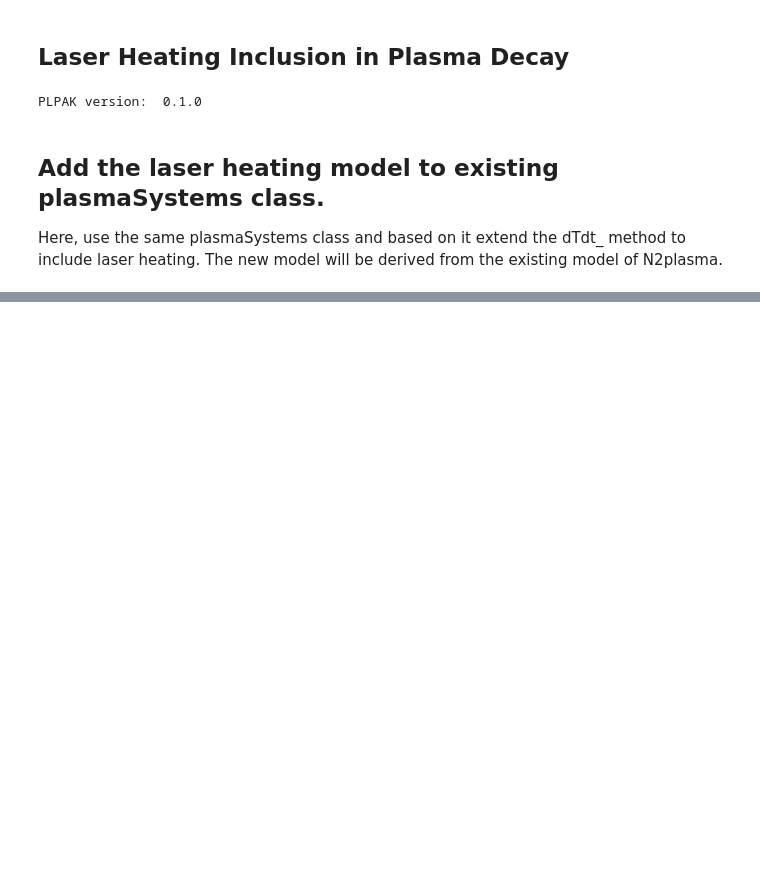
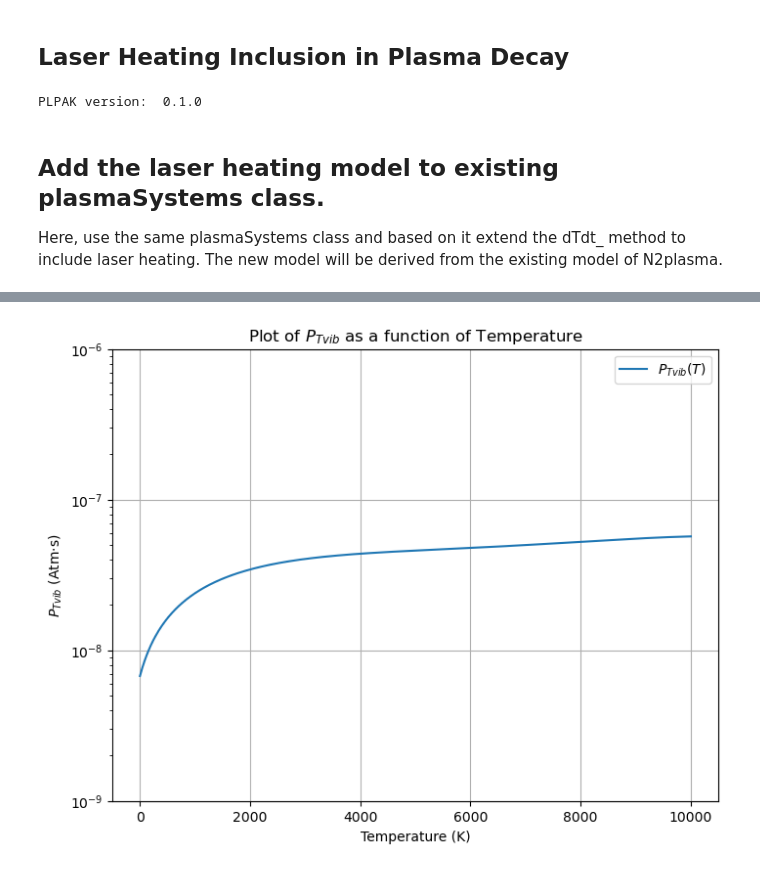
Before and after one commit to ptroyen/PLPAK, a Jupyter notebook: src/plpak/laserHeating.ipynb, the cells around one changed output, grey strips where cells are left out. Drawn from its saved outputs; the diff is of its cells as text; code cells hidden in the pictures; blank space fills up the shorter version.

```diff
--- a/src/plpak/laserHeating.ipynb
+++ b/src/plpak/laserHeating.ipynb
@@ -27,3 +27,17 @@ class N2Plasma_54Rxn_Heating(baseClass):
     # instantiate the class
     def __init__(self, Ysp, T, verbose = False, **kwargs):
         # new variables from **kwargs
+# %%
+kB = 1.38064852e-23 # J/K
+
+
+Ntot = 2.45e25 # m^-3
+T = 300 # K
+
+del_T = 500 # K
+
+new_T = T + del_T
+new_p = Ntot * kB * new_T
+
+print("new_p: ", new_p)
+print("new_T: ", new_T)
@@ -29,0 +54,38 @@ class N2Plasma_54Rxn_Heating(baseClass):
+# %%
+import numpy as np
+import matplotlib.pyplot as plt
+
+# Define the coefficients from the equation in the image
+a = -0.001798
+b = 0.04853
+c = -0.4695
+d = 2.143
+e = 0.673
+
+# Define the function from the equation
+def P_Tvib(T):
+    x = T / 1000
+    return (a*x**4 + b*x**3 + c*x**2 + d*x + e) * 1e-8
+
+# Generate temperature values in Kelvin
+T_values = np.linspace(1, 10000, 500)  # T in K
+
+# Calculate the corresponding P_Tvib values
+P_values = P_Tvib(T_values)
+
+# Plot the function
+plt.figure(figsize=(8,6))
+plt.plot(T_values, P_values, label=r'$P_{Tvib}(T)$')
+plt.xlabel('Temperature (K)')
+plt.ylabel(r'$P_{Tvib}$ (Atm·s)')
+plt.title(r'Plot of $P_{Tvib}$ as a function of Temperature')
+
+plt.yscale('log')
+# limit y
+plt.ylim(1e-9, 1e-6)
+
+plt.grid(True)
+plt.legend()
+plt.show()
+# %% [output]
+[figure, added]
```
Also changed, not shown: parts of 10 cells of this notebook, 8 other files.
